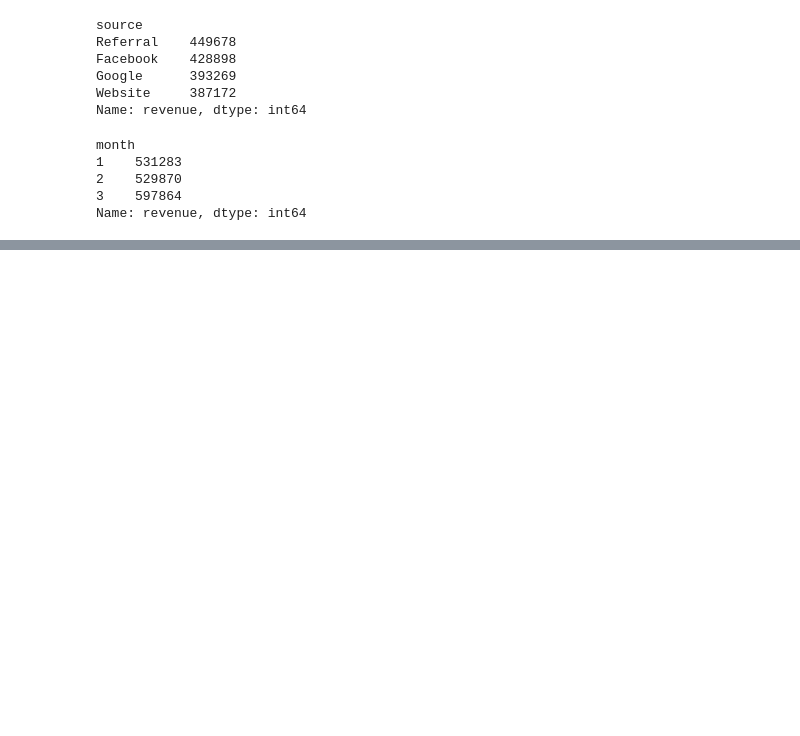
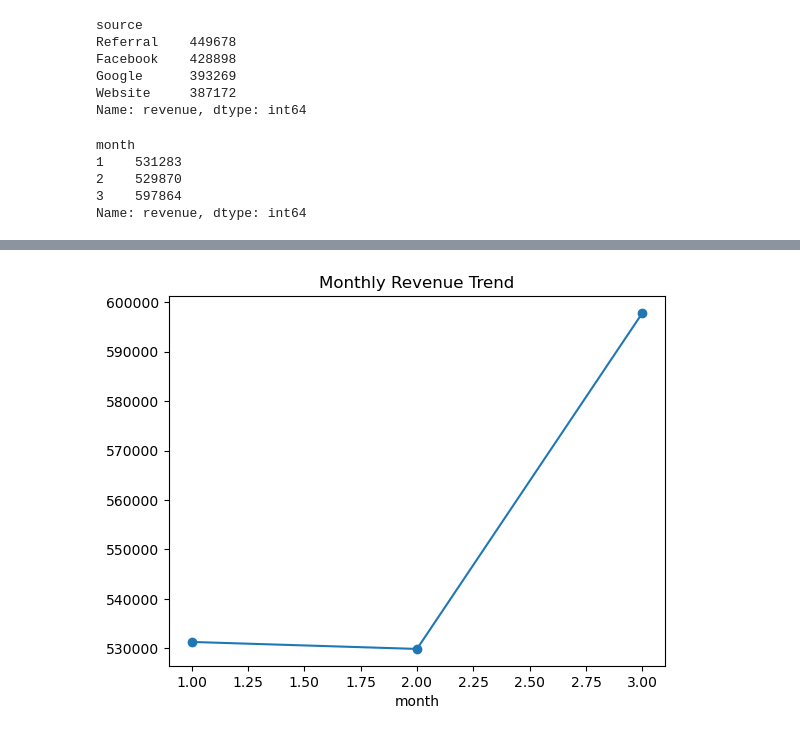
Before and after one commit to AnkushRawat0/Lead-Managment-Analysis-, a Jupyter notebook: notebooks/lead_analysis.ipynb, the cells around one changed output, grey strips where cells are left out. Cells and saved outputs as stored; diff of their text form; code cells hidden in the pictures; blank space fills up the shorter version.

```diff
--- a/notebooks/lead_analysis.ipynb
+++ b/notebooks/lead_analysis.ipynb
@@ -123,0 +143,9 @@ conversion_rate_source.plot(kind =)
+# %%
+#monthly revenue trned
+df.groupby('month')['revenue'].sum().plot(kind='line', marker='o')
+
+plt.title("Monthly Revenue Trend")
+plt.savefig("../visuals/monthly_revenue.png")
+plt.show()
+# %% [output]
+[figure, added]
```
Also changed, not shown: parts of 3 cells of this notebook, 4 other files.
